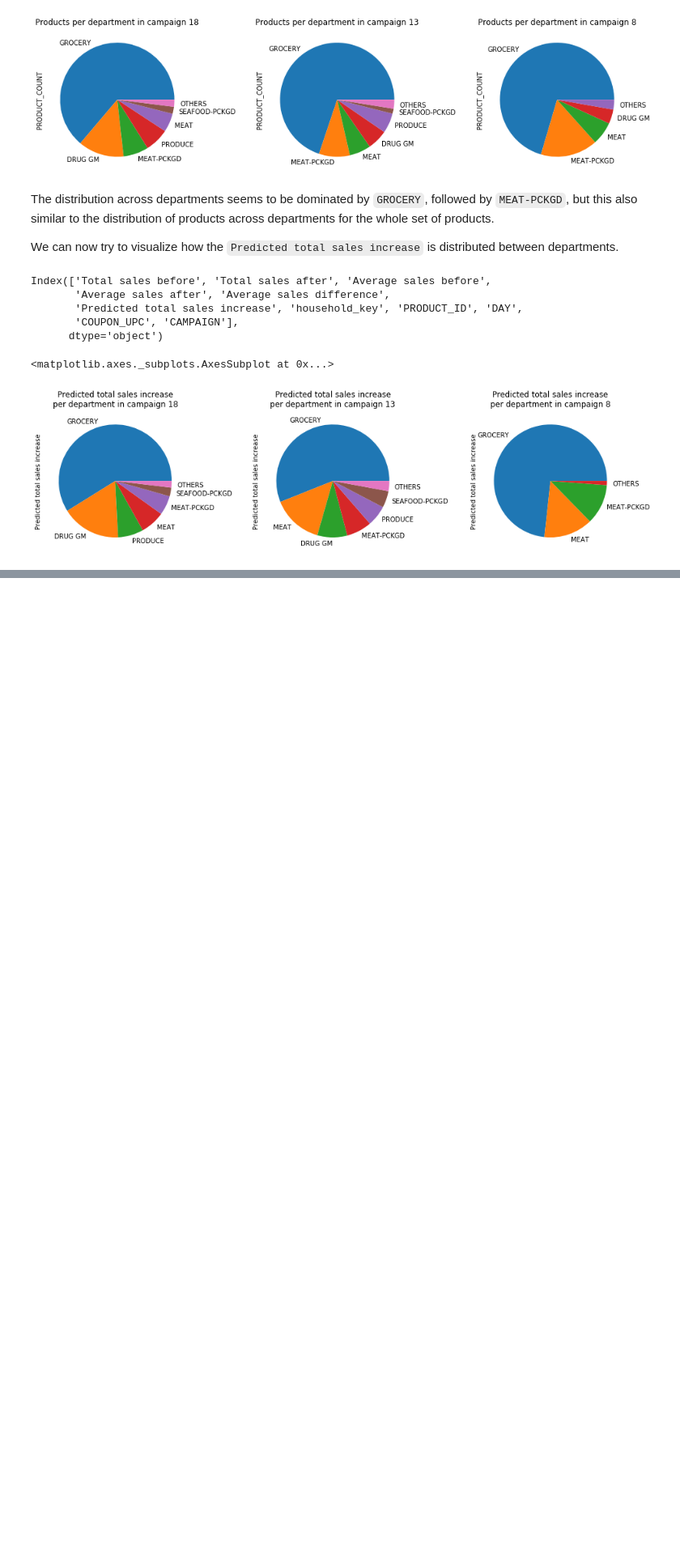
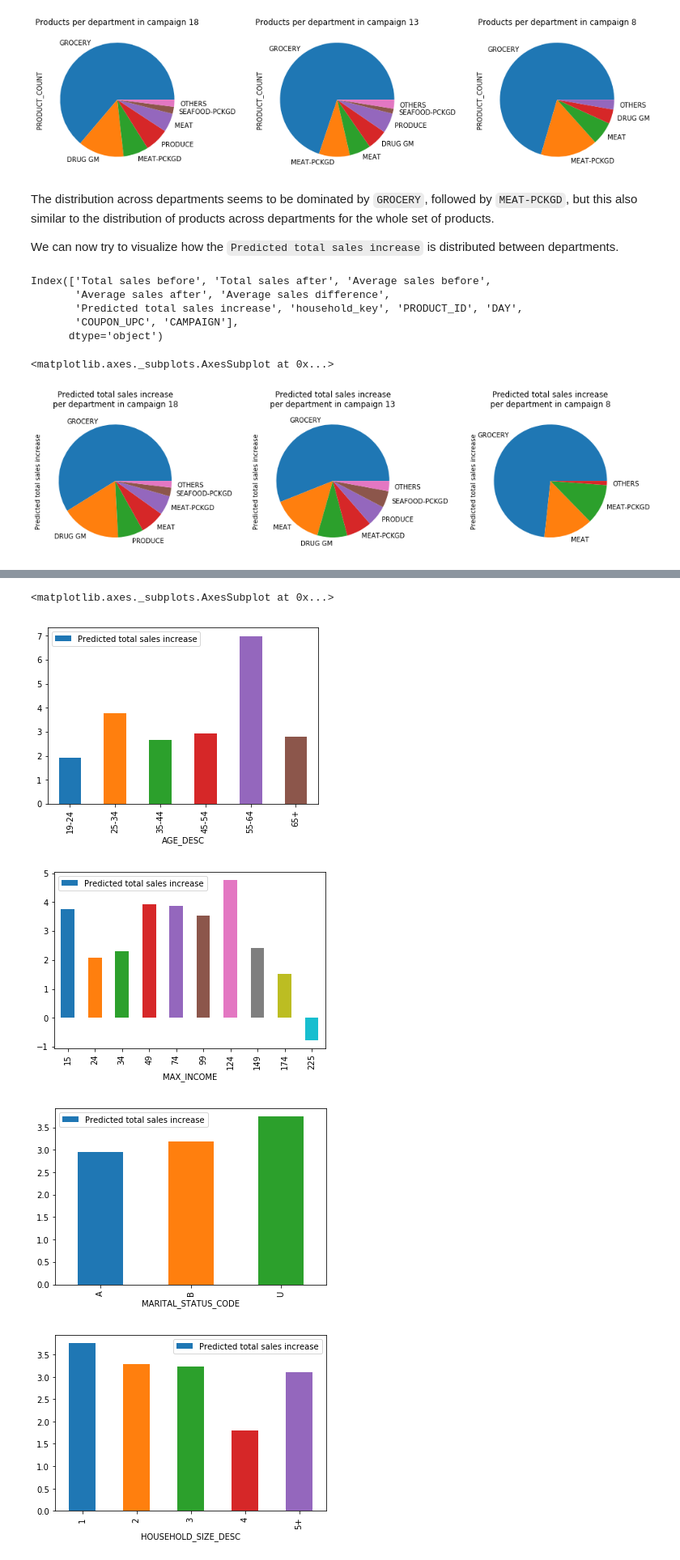
Before and after one commit to dhruti96shah/ada_project_pinkfluffybunnies, a Jupyter notebook: ada project.ipynb, the cells around one changed output, grey strips where cells are left out. Shown at 81% size. Cells and saved outputs as stored; diff of their text form; code cells hidden in the pictures; blank space fills up the shorter version.

```diff
--- a/ada project.ipynb
+++ b/ada project.ipynb
@@ -504,0 +588,17 @@ tmp.plot.pie(y = 'Predicted total sales increase', ax=ax3, title='Predicted tota
+# %%
+#Comparing the mean score per category for each categorical demographic entry
+#PS: There seems to be outliers in the 55-64 year-range group
+demo_with_scores.groupby('AGE_DESC').mean()[['Predicted total sales increase']].plot.bar(y='Predicted total sales increase')
+#Using MAX_INCOME as a proxy for INCOME_DESC for convenience
+demo_with_scores.groupby('MAX_INCOME').mean()[['Predicted total sales increase']].plot.bar(y='Predicted total sales increase')
+demo_with_scores.groupby('MARITAL_STATUS_CODE').mean()[['Predicted total sales increase']].plot.bar(y='Predicted total sales increase')
+demo_with_scores.groupby('HOUSEHOLD_SIZE_DESC').mean()[['Predicted total sales increase']].plot.bar(y='Predicted total sales increase')
+demo_with_scores.groupby('HOMEOWNER_DESC').mean()[['Predicted total sales increase']].plot.bar(y='Predicted total sales increase')
+demo_with_scores.groupby('HH_COMP_DESC').mean()[['Predicted total sales increase']].plot.bar(y='Predicted total sales increase')
+demo_with_scores.groupby('KID_CATEGORY_DESC').mean()[['Predicted total sales increase']].plot.bar(y='Predicted total sales increase')
+# %% [output]
+<matplotlib.axes._subplots.AxesSubplot at 0x...>
+[figure, added]
+[figure, added]
+[figure, added]
+[figure, added]
```
Also changed, not shown: parts of 23 cells of this notebook.
